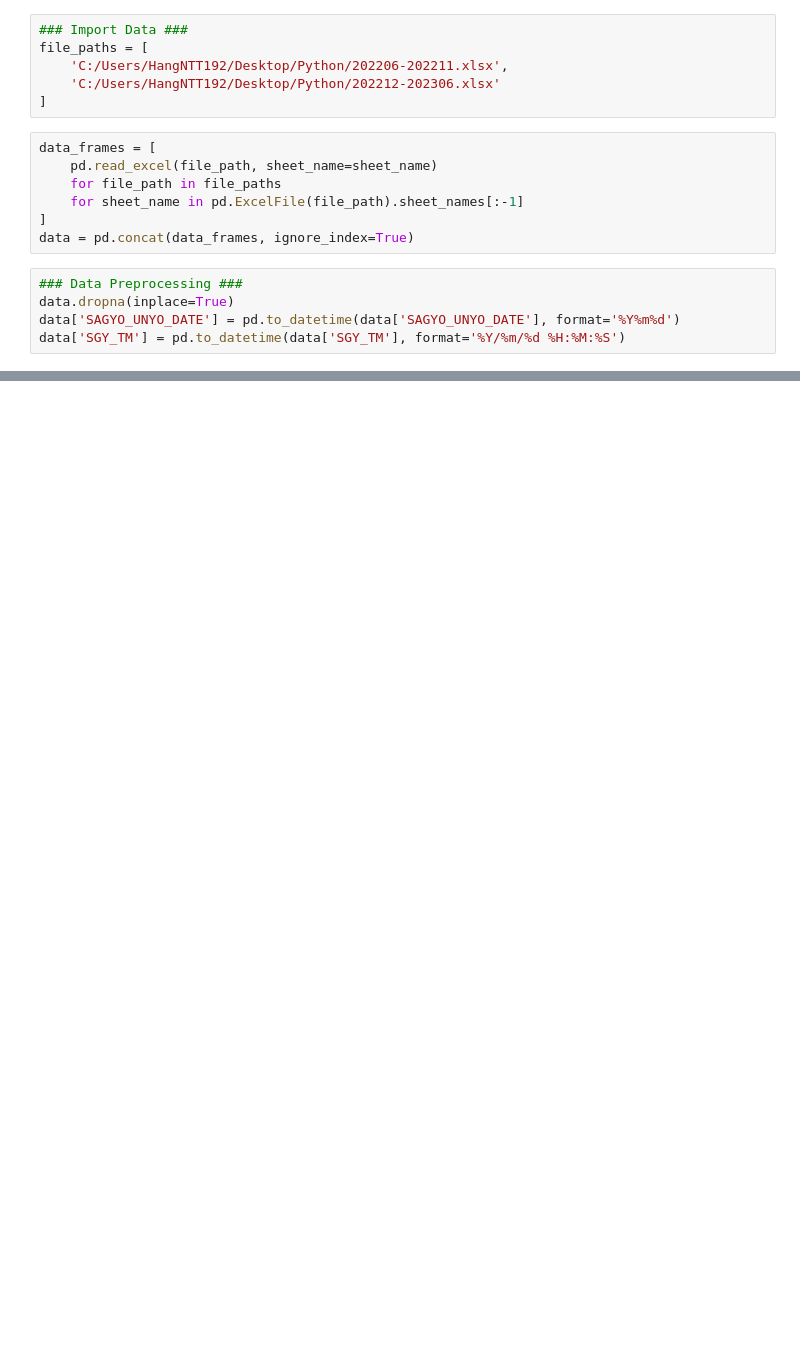
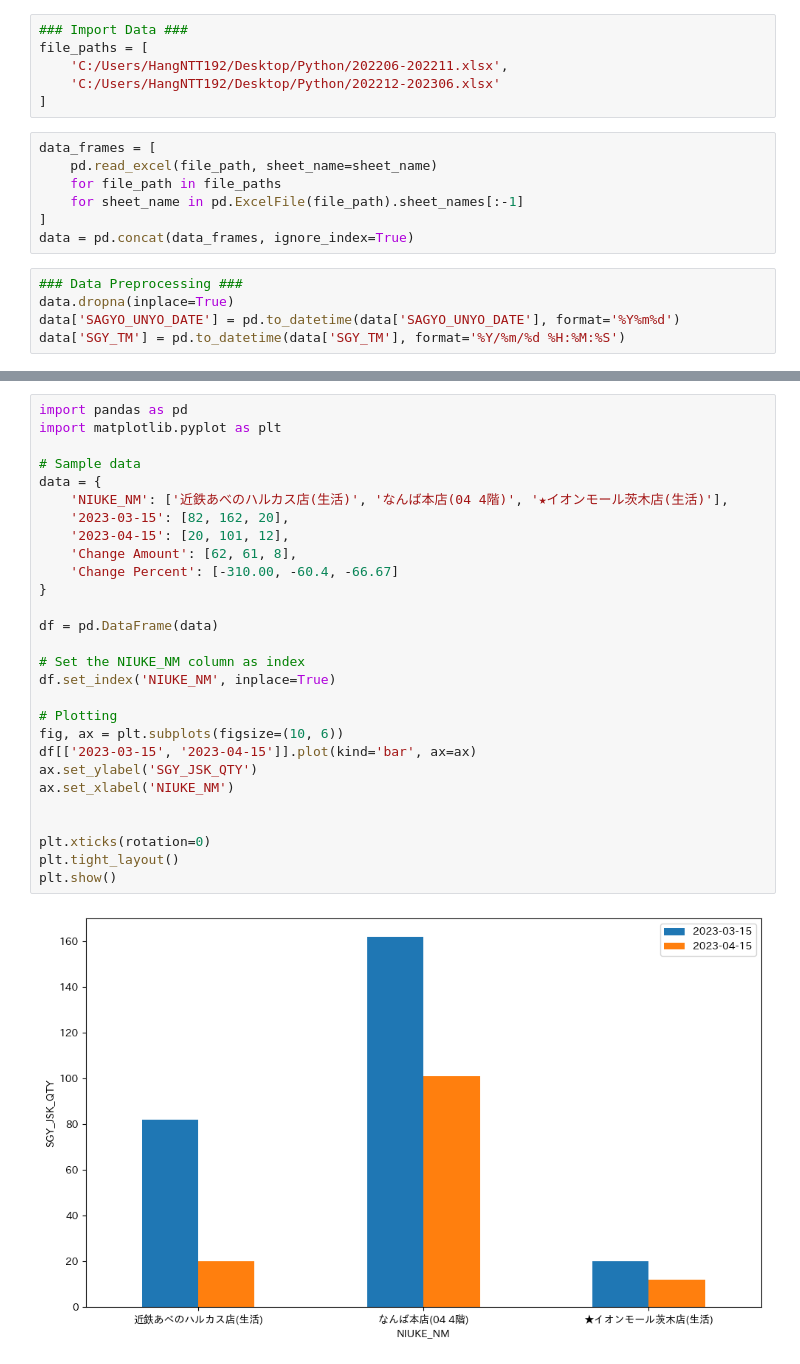
Before and after one commit to NGOHang98/Usee, a Jupyter notebook: Casual Discovery.ipynb, the cells around one changed output, grey strips where cells are left out. Cells and saved outputs as stored; diff of their text form; blank space fills up the shorter version.

```diff
--- a/Casual Discovery.ipynb
+++ b/Casual Discovery.ipynb
@@ -339,0 +171,30 @@ Index: []
+# %%
+import pandas as pd
+import matplotlib.pyplot as plt
+
+# Sample data
+data = {
+    'NIUKE_NM': ['近鉄あべのハルカス店(生活)', 'なんば本店(04 4階)', '★イオンモール茨木店(生活)'],
+    '2023-03-15': [82, 162, 20],
+    '2023-04-15': [20, 101, 12],
+    'Change Amount': [62, 61, 8],
+    'Change Percent': [-310.00, -60.4, -66.67]
+}
+
+df = pd.DataFrame(data)
+
+# Set the NIUKE_NM column as index
+df.set_index('NIUKE_NM', inplace=True)
+
+# Plotting
+fig, ax = plt.subplots(figsize=(10, 6))
+df[['2023-03-15', '2023-04-15']].plot(kind='bar', ax=ax)
+ax.set_ylabel('SGY_JSK_QTY')
+ax.set_xlabel('NIUKE_NM')
+
+
+plt.xticks(rotation=0)
+plt.tight_layout()
+plt.show()
+# %% [output]
+[figure, added]
```
Also changed, not shown: parts of 8 cells of this notebook, 2 other files.
